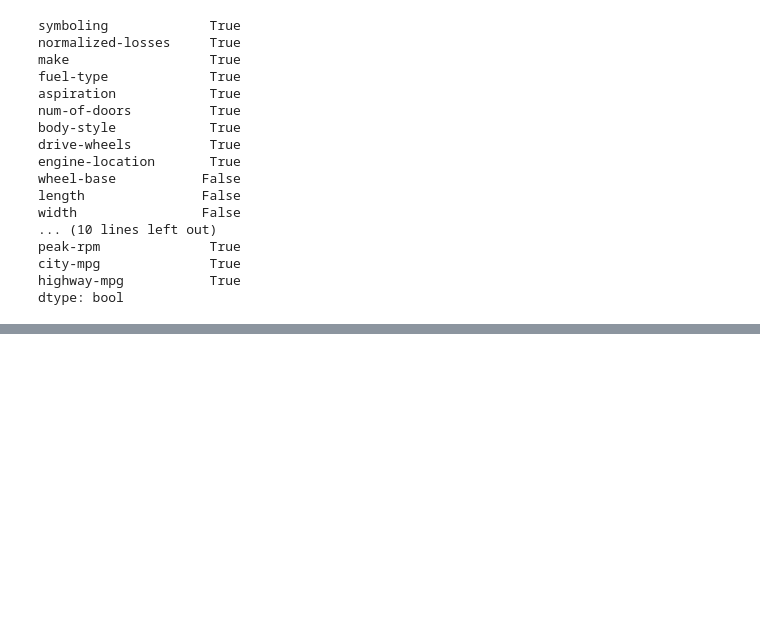
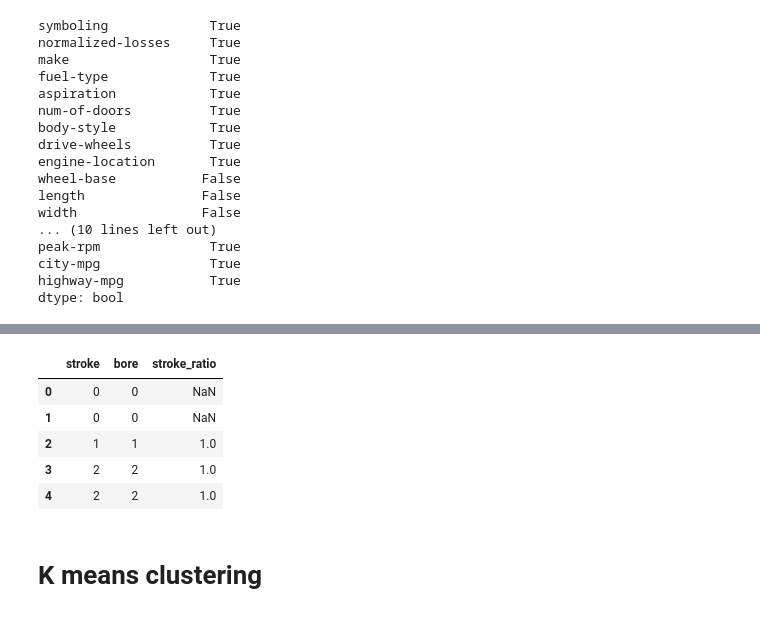
Before and after one commit to joshfuchs/DataScience_projects, a Jupyter notebook: automobiles.ipynb, the cells around one changed output, grey strips where cells are left out. Saved outputs shown, nothing was run; the diff lists cells and outputs as text; code cells hidden in the pictures; blank space fills up the shorter version.

```diff
--- a/automobiles.ipynb
+++ b/automobiles.ipynb
@@ -185,0 +206,13 @@ plot_mi_scores(mi_scores)
+# %%
+X['stroke_ratio'] = X.stroke / X.bore
+
+X[['stroke', 'bore', 'stroke_ratio']].head()
+# %% [output]
+|  | stroke | bore | stroke_ratio |
+| 0 | 0 | 0 | NaN |
+| 1 | 0 | 0 | NaN |
+| 2 | 1 | 1 | 1.0 |
+| 3 | 2 | 2 | 1.0 |
+| 4 | 2 | 2 | 1.0 |
+# %% [markdown]
+# K means clustering
```
Also changed, not shown: parts of 18 cells of this notebook.
